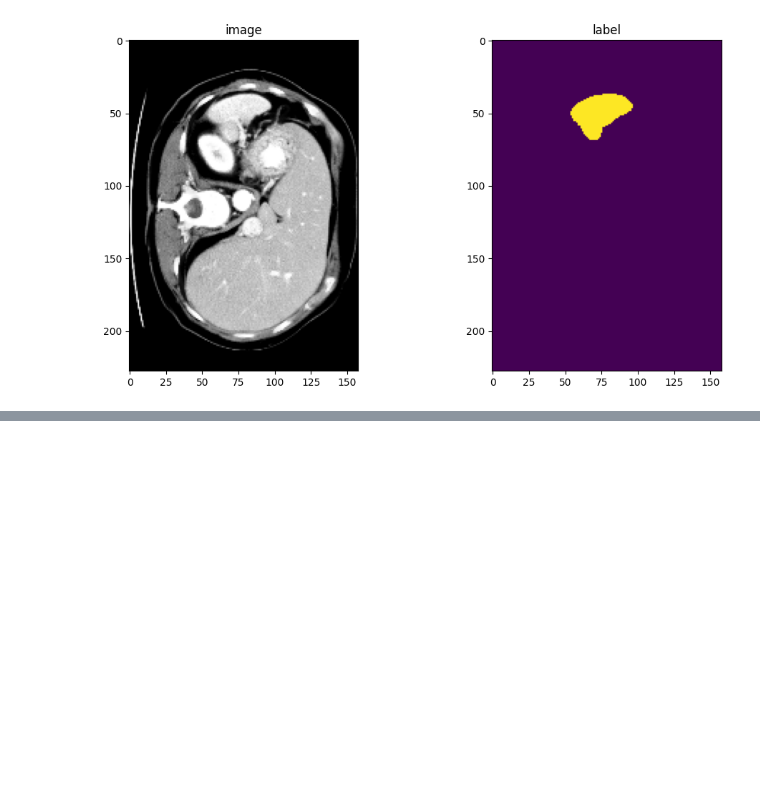
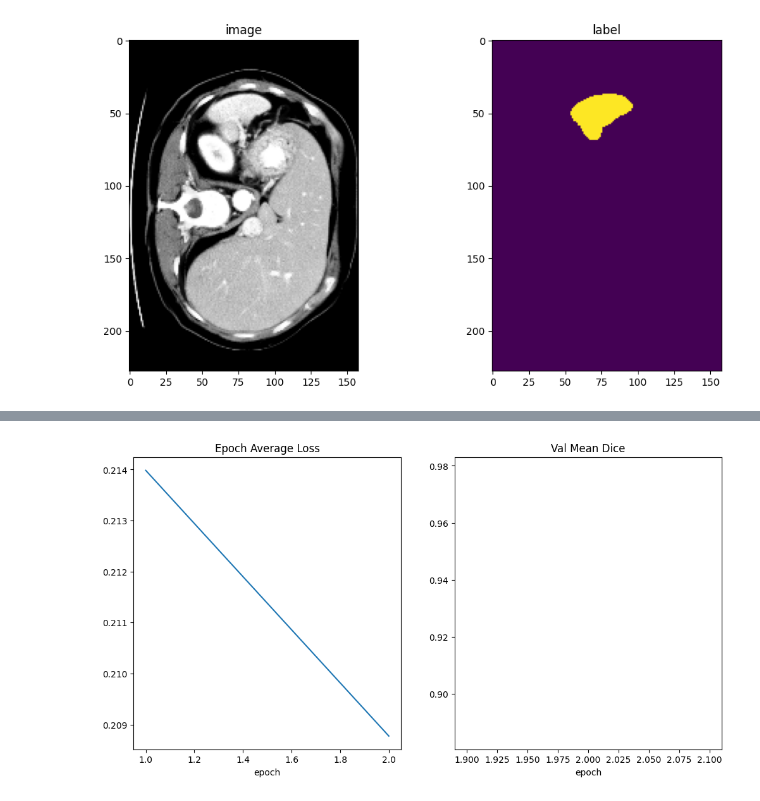
Before and after one commit to positivefunctionIN/spleen_segmentation, a Jupyter notebook: 3d_segmentation.ipynb, the cells around one changed output, grey strips where cells are left out. Saved outputs shown, nothing was run; the diff lists cells and outputs as text; code cells hidden in the pictures; blank space fills up the shorter version.

Commit message:
working on graph

```diff
--- a/3d_segmentation.ipynb
+++ b/3d_segmentation.ipynb
@@ -330,0 +313,17 @@ print(f"train completed, best_metric: {best_metric:.4f} " f"at epoch: {best_metr
+# %%
+plt.figure("train", (12, 6))
+plt.subplot(1, 2, 1)
+plt.title("Epoch Average Loss")
+x = [i + 1 for i in range(len(epoch_loss_values))]
+y = epoch_loss_values
+plt.xlabel("epoch")
+plt.plot(x, y)
+plt.subplot(1, 2, 2)
+plt.title("Val Mean Dice")
+x = [VAL_INTERVAL * (i + 1) for i in range(len(metric_values))]
+y = metric_values
+plt.xlabel("epoch")
+plt.plot(x, y)
+plt.show()
+# %% [output]
+[figure, added]
```
Also changed, not shown: parts of 2 cells of this notebook.
